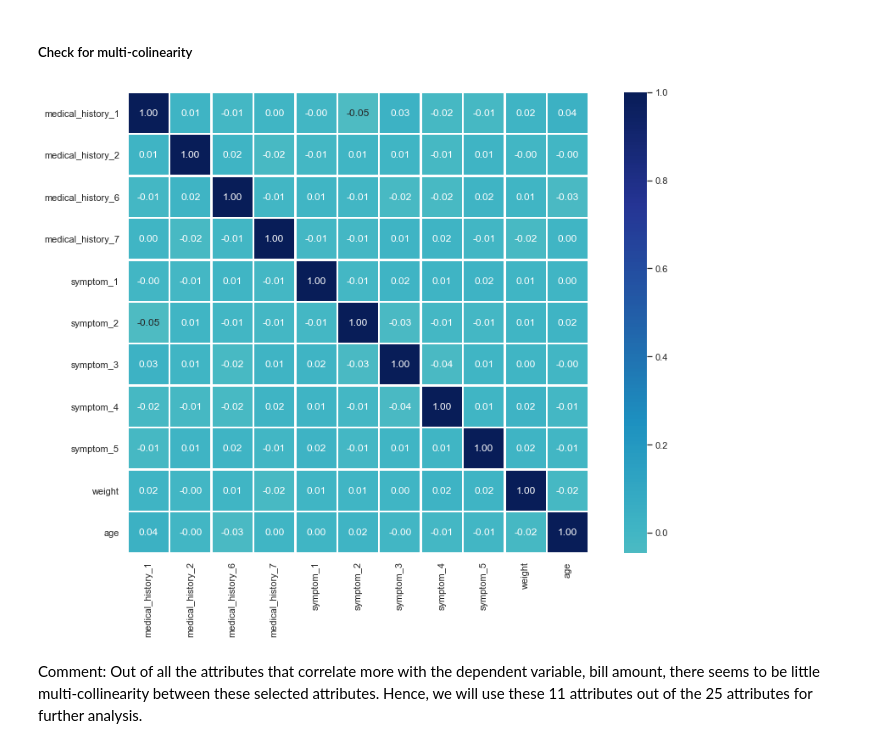
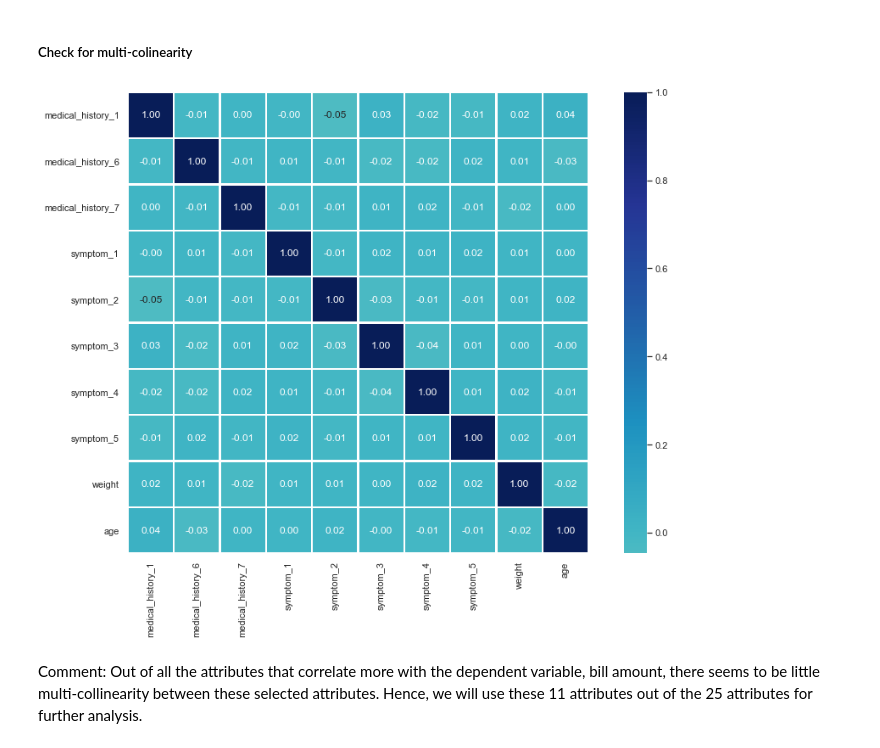
Before and after one commit to pooj23/PythonHolmuskAssignment, a Jupyter notebook: holmusk.ipynb, the cells around one changed output. Drawn from its saved outputs; the diff is of its cells as text; code cells hidden in the pictures.

```diff
--- a/holmusk.ipynb
+++ b/holmusk.ipynb
@@ -465,4 +433,0 @@ Name: medical_history_3, dtype: int64
-# %%
-final_data["medical_history_3"]= final_data["medical_history_3"].str.replace("No", "0", case = True)
-final_data["medical_history_3"]= final_data["medical_history_3"].str.replace("Yes", "1", case = True)
-final_data['medical_history_3'].value_counts()
@@ -473,3 +433,0 @@ Name: medical_history_3, dtype: int64
-# %%
-#moving the dependent variable to the last column to plot the correlation matrix
-final_data = final_data[[col for col in final_data.columns if col != 'amount' ] + ['amount']]
@@ -531,23 +474,23 @@ relevant_features
 # %% [markdown]
 ##### Check for multi-colinearity
 # %%
-corr_required_cols = ['medical_history_1', 'medical_history_2', 'medical_history_6','medical_history_7', 'symptom_1',
+corr_required_cols = ['medical_history_1', 'medical_history_6','medical_history_7', 'symptom_1',
                       'symptom_2', 'symptom_3','symptom_4','symptom_5', 'weight','age']
 Corr_Var_data = final_data[corr_required_cols]
 
 #Corr_Var_data = relevant_features.drop('amount', axis=0)
 
 def correlation_heatmap(Corr_Var_data):
     correlations = Corr_Var_data.corr()
 
     fig, ax = plt.subplots(figsize=(15,10))
     sns.heatmap(correlations, vmax=1.0, center=0, fmt='.2f',
                 square=True, linewidths=1.5, annot=True, cmap = "YlGnBu")
     plt.show()
 
 correlation_heatmap(Corr_Var_data)
 # %% [output]
-[figure, old version]
+[figure, new version]
 # %% [markdown]
 Comment: Out of all the attributes that correlate more with the dependent variable, bill amount, there seems to be little multi-collinearity between these selected attributes. Hence, we will use these 11 attributes out of the 25 attributes for further analysis.
 # %%
```
Also changed, not shown: parts of 58 cells of this notebook.
